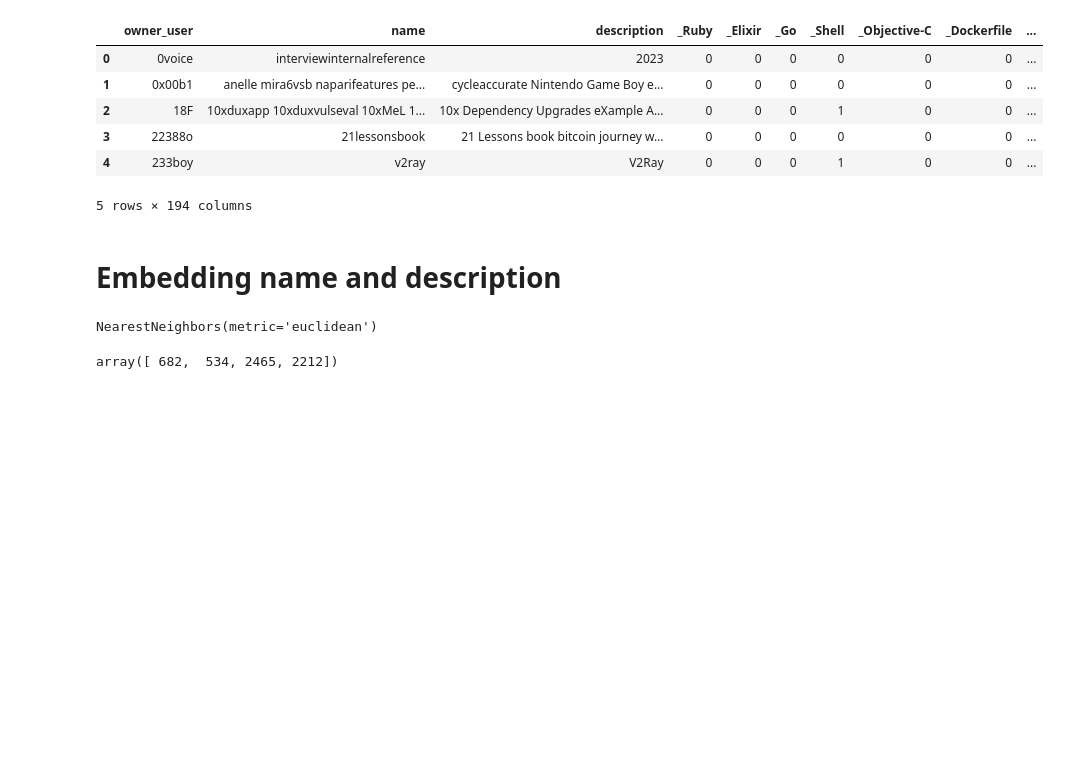
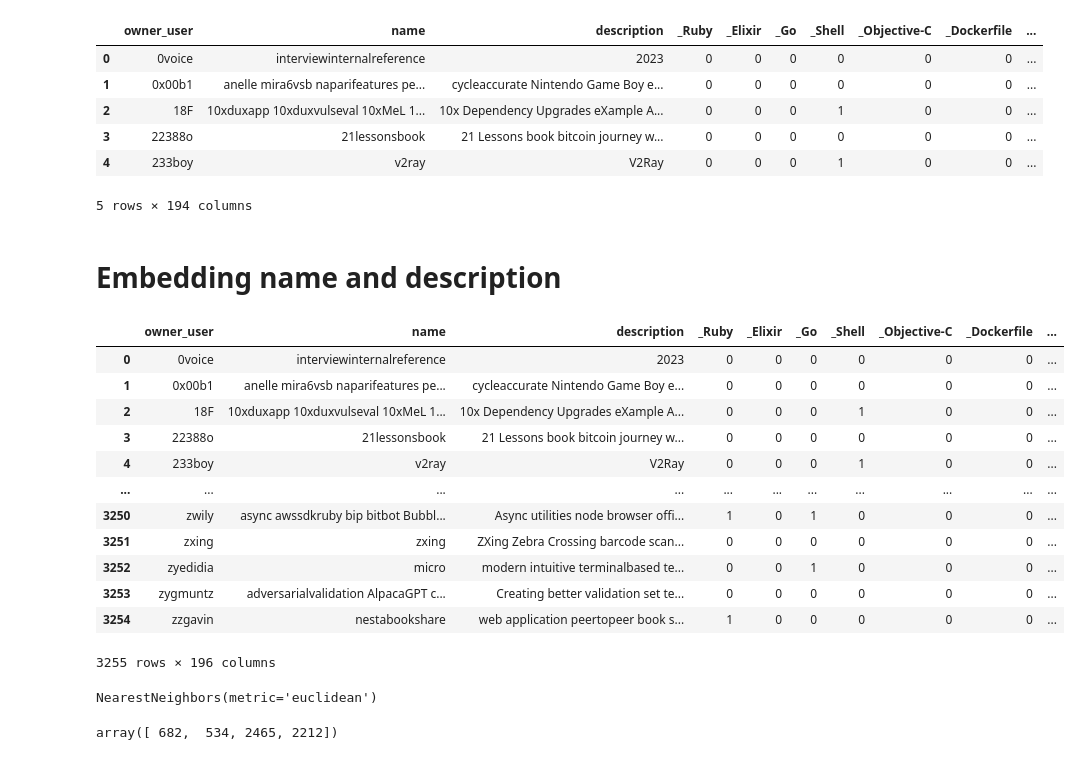
Before and after one commit to RecandChat/CodeCompass, a Jupyter notebook: monkelib/models/modelling_differentiating_repos.ipynb, the cells around one changed output. Drawn from its saved outputs; the diff is of its cells as text; code cells hidden in the pictures; blank space fills up the shorter version.

```diff
--- a/monkelib/models/modelling_differentiating_repos.ipynb
+++ b/monkelib/models/modelling_differentiating_repos.ipynb
@@ -74,26 +77,40 @@ word_vect = KeyedVectors.load_word2vec_format("/Users/mirandadrummond/VSCode/Git
 # %%
 # Text preprocessing
 embedded_user_df = user_df.copy()
 embedded_user_df['name'] = user_df['name'].fillna('')
 embedded_user_df['description'] = user_df['description'].fillna('')
 
 # Vectorizing name and description
 def vectorize_text(text):
     vector_sum = np.zeros(word_vect.vector_size)  # Initialize an array to store the sum of word vectors
     count = 0  # Initialize a count to keep track of the number of words found in the vocabulary
     for word in text.split():
         if word in word_vect.key_to_index:  # Check if the word is in the vocabulary
             vector_sum += word_vect[word]  # Add the word vector to the sum
             count += 1  # Increment the count
     if count > 0:
         return vector_sum / count  # Return the average of word vectors
     else:
         return vector_sum  # Return the zero vector if no words are found in the vocabulary
 
 embedded_user_df['name_vector'] = embedded_user_df['name'].apply(vectorize_text)
 embedded_user_df['description_vector'] = embedded_user_df['description'].apply(vectorize_text)
-
-embedded_user_df.drop(['name', 'description', 'owner_user'], axis=1, inplace=True)
+embedded_user_df
+# embedded_user_df.drop(['name', 'description', 'owner_user'], axis=1, inplace=True)
+# %% [output]
+|  | owner_user | name | description | _Ruby | _Elixir | _Go | _Shell | _Objective-C | _Dockerfile | ... |
+| 0 | 0voice | interviewinternalreference | 2023 | 0 | 0 | 0 | 0 | 0 | 0 | ... |
+| 1 | 0x00b1 | anelle mira6vsb naparifeatures pe... | cycleaccurate Nintendo Game Boy e... | 0 | 0 | 0 | 0 | 0 | 0 | ... |
+| 2 | 18F | 10xduxapp 10xduxvulseval 10xMeL 1... | 10x Dependency Upgrades eXample A... | 0 | 0 | 0 | 1 | 0 | 0 | ... |
+| 3 | 22388o | 21lessonsbook | 21 Lessons book bitcoin journey w... | 0 | 0 | 0 | 0 | 0 | 0 | ... |
+| 4 | 233boy | v2ray | V2Ray | 0 | 0 | 0 | 1 | 0 | 0 | ... |
+| ... | ... | ... | ... | ... | ... | ... | ... | ... | ... | ... |
+| 3250 | zwily | async awssdkruby bip bitbot Bubbl... | Async utilities node browser offi... | 1 | 0 | 1 | 0 | 0 | 0 | ... |
+| 3251 | zxing | zxing | ZXing Zebra Crossing barcode scan... | 0 | 0 | 0 | 0 | 0 | 0 | ... |
+| 3252 | zyedidia | micro | modern intuitive terminalbased te... | 0 | 0 | 1 | 0 | 0 | 0 | ... |
+| 3253 | zygmuntz | adversarialvalidation AlpacaGPT c... | Creating better validation set te... | 0 | 0 | 0 | 0 | 0 | 0 | ... |
+| 3254 | zzgavin | nestabookshare | web application peertopeer book s... | 1 | 0 | 0 | 0 | 0 | 0 | ... |
+3255 rows × 196 columns
 # %%
 # Transform df into something that KNN can use. To be more specific, into a feature matrix
 # Create a list of all the vectors
```
Also changed, not shown: parts of 8 cells of this notebook.
